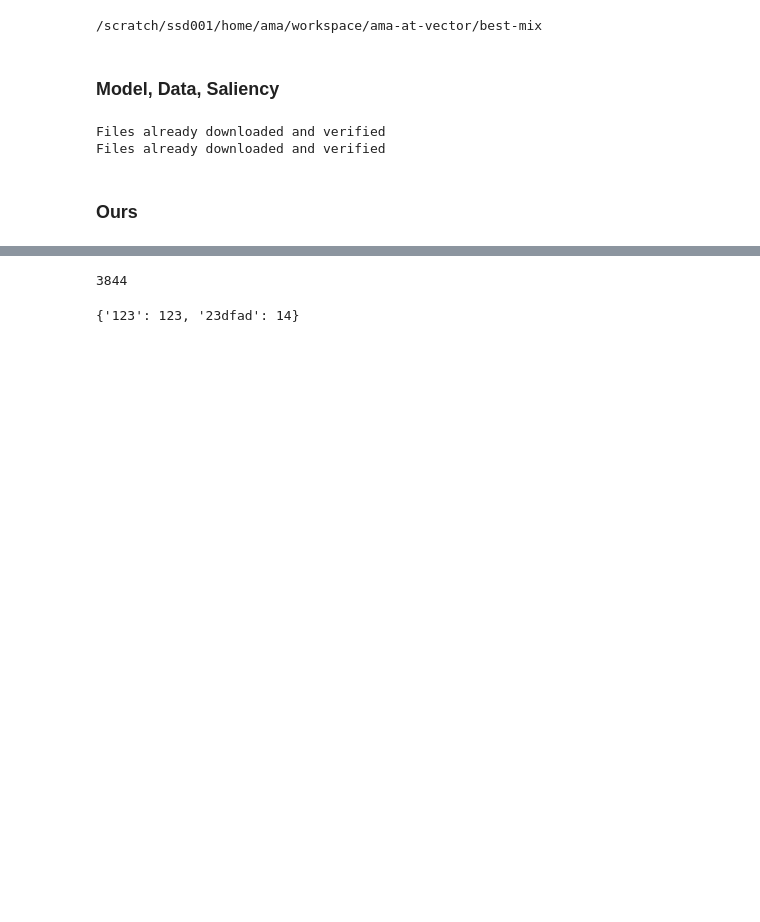
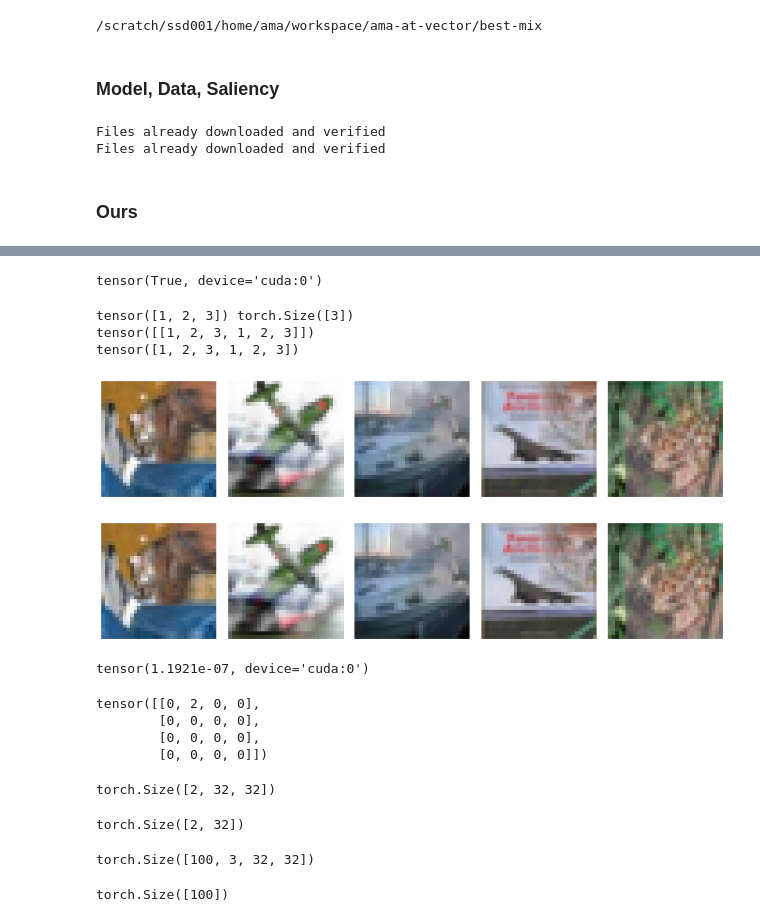
Before and after one commit to averyma/best-mix, a Jupyter notebook: notebook/ours_improve_efficiency.ipynb, the cells around one changed output, grey strips where cells are left out. Drawn from its saved outputs; the diff is of its cells as text; code cells hidden in the pictures; blank space fills up the shorter version.

```diff
--- a/notebook/ours_improve_efficiency.ipynb
+++ b/notebook/ours_improve_efficiency.ipynb
@@ -126,12 +126,13 @@ grad = blurr(input_var.grad.detach().abs().mean(dim=1).squeeze())
 # %% [markdown]
 ### Ours
 # %%
+
 total_time_list = []
 update_time_list = []
 update_counter_list = []
 for i in range(10):
     tic = time.perf_counter()
-    mixed_x, mixed_y, mixed_lam= gradmix_v2_improved_v2(input_sp.cuda(), targets.cuda(), grad.unsqueeze(1).cuda(),
+    mixed_x_1, mixed_y_1, mixed_lam_1= gradmix_v2_improved_v2(input_sp.cuda(), targets.cuda(), grad.unsqueeze(1).cuda(),
                                                  alpha = 0.5, normalization = 'standard', debug=False,
                                                  rand_pos = 1.0)
 
@@ -153,12 +151,13 @@ Max/Min time: 1.6797/1.5856 seconds
 # %%
+
 total_time_list = []
 update_time_list = []
 update_counter_list = []
 for i in range(10):
     tic = time.perf_counter()
-    mixed_x, mixed_y, mixed_lam= gradmix_v2_improved_v2(input_sp.cuda(), targets.cuda(), grad.unsqueeze(1).cuda(),
+    mixed_x_1, mixed_y_1, mixed_lam_1 = gradmix_v2_improved_v3(input_sp.cuda(), targets.cuda(), grad.unsqueeze(1).cuda(),
                                                  alpha = 0.5, normalization = 'standard', debug=False,
-                                                 rand_pos = 1.0)
+                                                 rand_pos = 1)
 
 
     toc = time.perf_counter()
@@ -178,12 +174,13 @@ Max/Min time: 1.1929/1.1522 seconds
 # %%
+
 total_time_list = []
 update_time_list = []
 update_counter_list = []
 for i in range(10):
     tic = time.perf_counter()
-    mixed_x, mixed_y, mixed_lam= gradmix_v2_improved_v2(input_sp.cuda(), targets.cuda(), grad.unsqueeze(1).cuda(),
+    mixed_x_2, mixed_y_2, mixed_lam_2 = gradmix_v2_improved_v5(input_sp.cuda(), targets.cuda(), grad.unsqueeze(1).cuda(),
                                                  alpha = 0.5, normalization = 'standard', debug=False,
-                                                 rand_pos = 1.0)
+                                                 rand_pos = 0.1)
 
 
     toc = time.perf_counter()
@@ -256,4 +198,0 @@ array([3229,  525, 3530, ..., 1536,  635, 3495])
-# %%
-coord.shape[1]
-# %% [output]
-3844
@@ -266,4 +199,23 @@ od['23dfad']= 14
-# %%
-dict(od)
-# %% [output]
-{'123': 123, '23dfad': 14}
+# %%
+torch.all(mixed_lam_1[0]==mixed_lam_2[0])
+# %% [output]
+tensor(True, device='cuda:0')
+# %%
+x = torch.tensor([1,2,3])
+print(x,x.shape)
+print(x.repeat(1,2))
+print(x.unsqueeze(0).expand(2,3).flatten())
+# %% [output]
+tensor([1, 2, 3]) torch.Size([3])
+tensor([[1, 2, 3, 1, 2, 3]])
+tensor([1, 2, 3, 1, 2, 3])
+# %%
+print_fig((mixed_x_1.cpu() * std_torch + mean_torch)[:5])
+print_fig((mixed_x_2.cpu() * std_torch + mean_torch)[:5])
+# %% [output]
+[figure, added]
+[figure, added]
+# %%
+(mixed_lam_1[0] - mixed_lam_2[0]).abs().max()
+# %% [output]
+tensor(1.1921e-07, device='cuda:0')
@@ -269,0 +224,20 @@ dict(od)
+# %%
+torch.zeros(4, 4, dtype=src.dtype).scatter_(1, index, src)
+# %% [output]
+tensor([[0, 2, 0, 0],
+        [0, 0, 0, 0],
+        [0, 0, 0, 0],
+        [0, 0, 0, 0]])
+# %%
+t = torch.zeros([2,2,32,32])
+t[:,0].shape
+# %% [output]
+torch.Size([2, 32, 32])
+# %%
+t[:,1].shape
+# %% [output]
+torch.Size([2, 32])
+# %%
+input_sp.shape
+# %% [output]
+torch.Size([100, 3, 32, 32])
@@ -269,0 +246,4 @@ dict(od)
+# %%
+theta[:,0,2].shape
+# %% [output]
+torch.Size([100])
```
Also changed, not shown: parts of 14 cells of this notebook, 5 other files.
